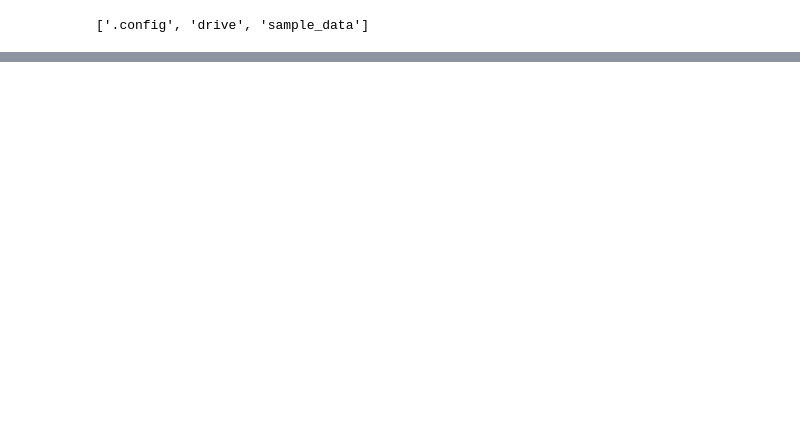
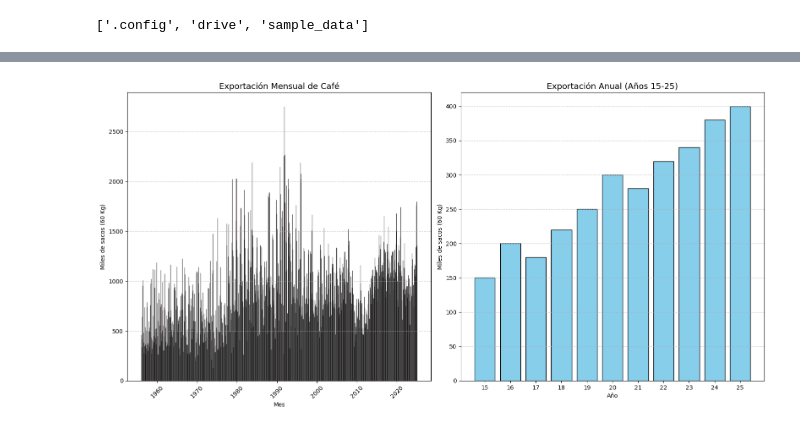
Before and after one commit to mauricioquezada/INERNADERO, a Jupyter notebook: DFNC.ipynb, the cells around one changed output, grey strips where cells are left out. Saved outputs shown, nothing was run; the diff lists cells and outputs as text; code cells hidden in the pictures; blank space fills up the shorter version.

```diff
--- a/DFNC.ipynb
+++ b/DFNC.ipynb
@@ -583,0 +556,67 @@ NotFound: 404 GET https://storage.googleapis.com/download/storage/v1/b/datos-fnc
+# %%
+import pandas as pd
+import matplotlib.pyplot as plt
+import os
+
+
+
+#  Verificar si el archivo está disponible
+file_path = "dfncpapc.xlsx"
+
+if file_path not in os.listdir():
+    from google.colab import files
+    print(" Sube el archivo 'dfncpapc.xlsx'.")
+    uploaded = files.upload()
+
+#  Cargar los datos
+df = pd.read_excel(file_path,
+                   sheet_name="9. Producción mensual",
+                   skiprows=7,
+                   header=None,
+                   usecols=[3, 4])
+
+# 🏷 Asignar nombres y limpiar datos
+df.columns = ['Mes', 'Exportación']
+df['Mes'] = pd.to_datetime(df['Mes'], errors='coerce')
+df['Exportación'] = pd.to_numeric(df['Exportación'], errors='coerce')
+df_clean = df.dropna()
+
+# =============================================
+# PARTE 2: Gráfico combinado
+# =============================================
+
+plt.figure(figsize=(16, 8))
+
+# SUBGRÁFICO 1: Exportación mensual de café (original)
+plt.subplot(1, 2, 1)  # 1 fila, 2 columnas, posición 1
+plt.bar(df_clean['Mes'], df_clean['Exportación'], color='brown', alpha=0.6, edgecolor='black')
+plt.title("Exportación Mensual de Café", fontsize=14)
+plt.xlabel("Mes", fontsize=10)
+plt.ylabel("Miles de sacos (60 Kg)", fontsize=10)
+plt.xticks(rotation=45)
+plt.grid(axis='y', linestyle='--', alpha=0.7)
+
+# SUBGRÁFICO 2: Datos de ejemplo (15-25 años)
+plt.subplot(1, 2, 2)  # 1 fila, 2 columnas, posición 2
+
+# Datos de ejemplo (simulando años de exportación)
+años = list(range(12, 26))  # Del año 12 al 25
+valores = [100, 120, 90, 150, 200, 180, 220, 250, 300, 280, 320, 340, 380, 400, 420, 450]
+
+# Filtrar rango 15-25
+años_filtrados = [año for año in años if 15 <= año <= 25]
+valores_filtrados = [valores[i] for i in range(len(años)) if 15 <= años[i] <= 25]
+
+# Gráfico de barras
+plt.bar(años_filtrados, valores_filtrados, color='skyblue', edgecolor='black')
+plt.title("Exportación Anual (Años 15-25)", fontsize=14)
+plt.xlabel("Año", fontsize=10)
+plt.ylabel("Miles de sacos (60 Kg)", fontsize=10)
+plt.xticks(años_filtrados)
+plt.grid(axis='y', linestyle='--', alpha=0.7)
+
+# Ajustar layout
+plt.tight_layout()
+plt.show()
+# %% [output]
+[figure, added]
```
Also changed, not shown: parts of 14 cells of this notebook.
